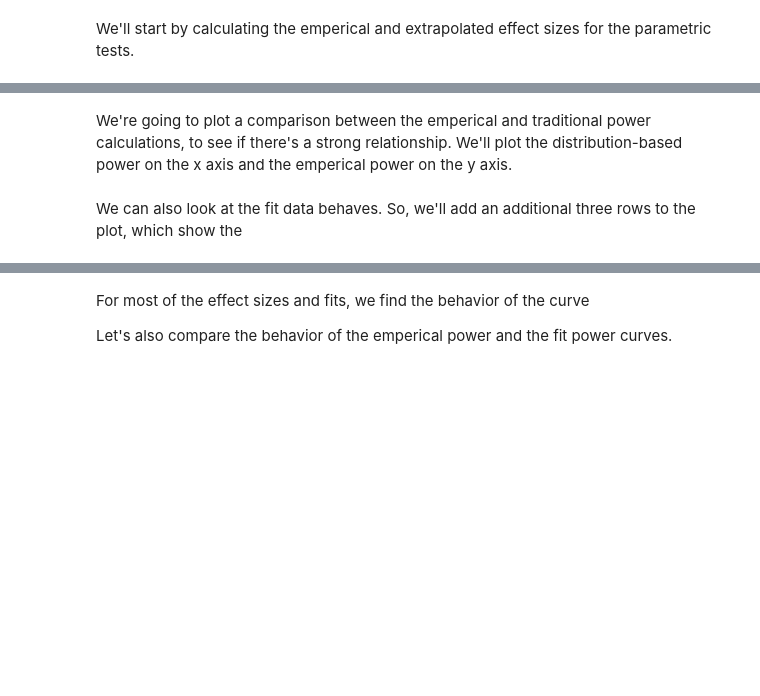
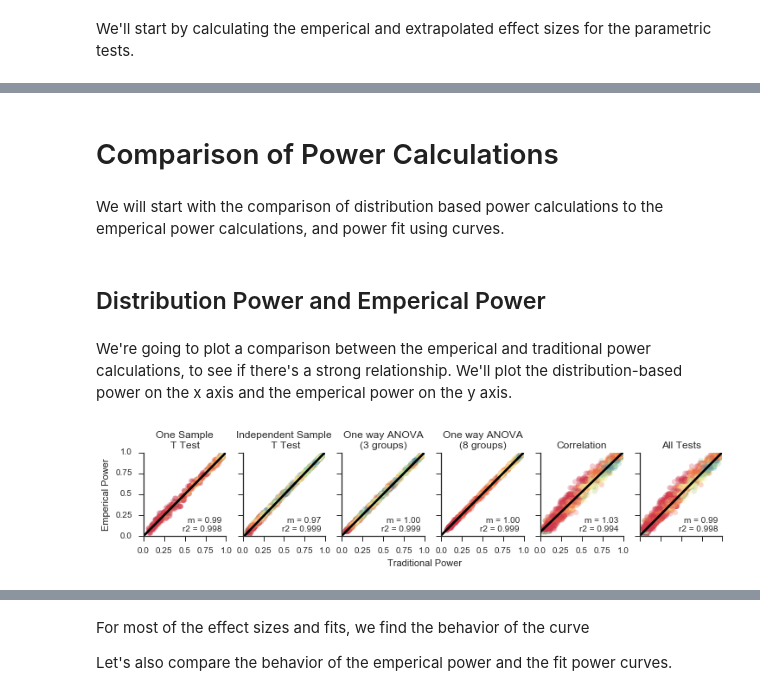
Before and after one commit to JWDebelius/monte_carlo_power, a Jupyter notebook: ipynb/4-Comparisons of Power Calculations.ipynb, the cells around one changed output, grey strips where cells are left out. Saved outputs shown, nothing was run; the diff lists cells and outputs as text; code cells hidden in the pictures; blank space fills up the shorter version.

Commit message:
import and names

```diff
--- a/ipynb/4-Comparisons of Power Calculations.ipynb
+++ b/ipynb/4-Comparisons of Power Calculations.ipynb
@@ -52,4 +54,4 @@ colors = {count: list(sn.color_palette(colormap, n_colors=len(counts))[i])
 # %% [markdown]
 We'll look at effect sizes calculated based on the f, t, and z distributions.
 # %%
-effect_types = ['f', 't', 'z']
+effect_types = ['f', 'f2', 't', 'z']
@@ -88,12 +92,12 @@ distributions = {'ttest_1': {'clean_name': 'One Sample\nT Test',
                                  },
                  'permanova': {'clean_name': 'PERMANOVA',
                                'num_groups': 2,
-                               'input_dir': './simulations/power/permanova/',
+                               'input_dir': './simulations/power/permanova2/',
                                'return_fp': './simulations/extrapolation/permanova.txt'
                                },
                  'mantel': {'clean_name': 'Mantel',
                             'num_groups': 2,
-                            'input_dir': './simulations/power/mantel/',
+                            'input_dir': './simulations/power/mantel2/',
                             'return_fp': './simulations/extrapolation/mantel.txt'
                             },
                  }
@@ -101,6 +105,7 @@ distributions = {'ttest_1': {'clean_name': 'One Sample\nT Test',
 We'll start by calculating the emperical and extrapolated effect sizes for the parametric tests.
 # %%
 for test_name in all_tests:
+#     print(test_name)
     power_dir = distributions[test_name]['input_dir']
     num_groups = distributions[test_name]['num_groups']
     return_fp = distributions[test_name]['return_fp']
@@ -119,6 +124,7 @@ for test_name in all_tests:
             sim = pickle.load(f_)
         if 'alpha' not in sim:
             sim['alpha'] = 0.05
+        sim2 = {''}
 
         # Pulls the previously calculated power values
         run_summary = summarize.summarize_power(power_summary=sim,
@@ -155,29 +141,51 @@ sim['emperical_power'].shape
+# %% [markdown]
+# Comparison of Power Calculations
+# %% [markdown]
+We will start with the comparison of distribution based power calculations to the emperical power calculations, and power fit using curves.
+# %% [markdown]
+## Distribution Power and Emperical Power
 # %% [markdown]
 We're going to plot a comparison between the emperical and traditional power calculations, to see if there's a strong relationship. We'll plot the distribution-based power on the x axis and the emperical power on the y axis.
 # %%
 # Sets up the figure and axes
-tr_fig, tr_axes = plt.subplots(4, 5)
-tr_fig.set_size_inches(10, 8)
+tr_fig, tr_axes = plt.subplots(5, 6)
+tr_fig.set_size_inches(12, 10)
 
 # Hides the axes until they're needed
 for ax_r in tr_axes[1:]:
     for ax in ax_r:
         ax.set_visible(False)
 
 sn.despine()
 
-for idx, (test_name, ax) in enumerate(zip(*(parametric, tr_axes[0]))):
+summaries = []
+for idx, (test_name, ax) in enumerate(zip(*(parametric_tests, tr_axes[0, :-1]))):
     summary = distributions[test_name]['summary']
-    plot.gradient_regression(ax, y='emperical',
+    summaries.append(summary)
+    plot.gradient_regression(ax,
+                             y='emperical',
                              x='traditional',
                              gradient='colors',
                              data=summary,
                              alpha=0.25)
     plot.format_regression_axis(ax)
     ax.set_title(distributions[test_name]['clean_name'])
     ax.set_xticklabels(ax.get_xticks())
+ax = tr_axes[0, -1]
+summaries = pd.concat(summaries)
+plot.gradient_regression(ax,
+                         y='emperical',
+                         x='traditional',
+                         gradient='colors',
+                         data=summaries,
+                         alpha=0.25
+                         )
+plot.format_regression_axis(ax)
+ax.set_title('All Tests')
+
 tr_axes[0][0].set_yticklabels(ax.get_yticks())
 tr_axes[0][0].set_ylabel('Emperical Power')
-tr_axes[0][2].set_xlabel('Traditional Power')
+l = tr_axes[0][2].set_xlabel('Traditional Power')
+l.set_position((1, 1))
+# %% [output]
+[figure, added]
-# %% [markdown]
-We can also look at the fit data behaves. So, we'll add an additional three rows to the plot, which show the
```
Also changed, not shown: parts of 15 cells of this notebook, 3 other files.
